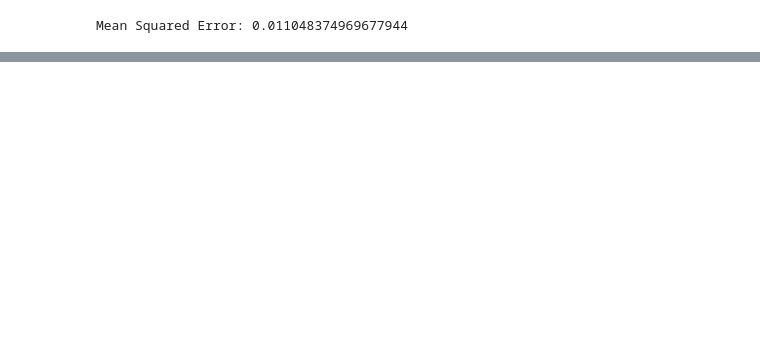
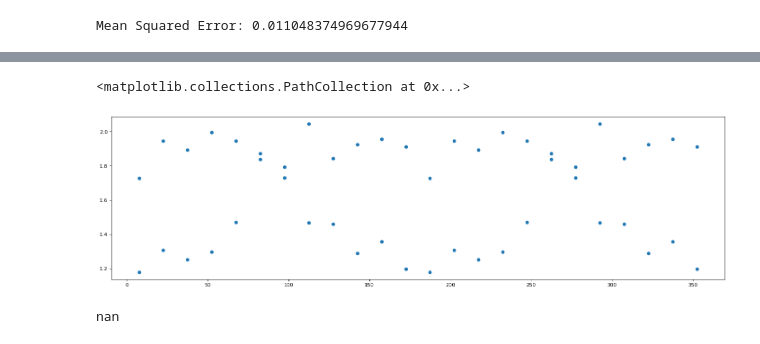
Before and after one commit to a-golda/MSU_interpol, a Jupyter notebook: XGB_for_crossection.ipynb, the cells around one changed output, grey strips where cells are left out. Cells and saved outputs as stored; diff of their text form; code cells hidden in the pictures; blank space fills up the shorter version.

```diff
--- a/XGB_for_crossection.ipynb
+++ b/XGB_for_crossection.ipynb
@@ -62,0 +122,21 @@ plt.scatter(x=df_fix.phi,
+# %%
+from scipy.interpolate import UnivariateSpline
+plt.figure(figsize=(22, 6), dpi=80)
+plt.scatter(x=df_fix.phi,
+            y=df_fix.dsigma_dOmega)
+# %% [output]
+<matplotlib.collections.PathCollection at 0x...>
+[figure, added]
+# %%
+from scipy import interpolate
+
+def f(x):
+    x_points = df_fix.phi.to_numpy()
+    y_points = df_fix.dsigma_dOmega.to_numpy()
+
+    tck = interpolate.splrep(x_points, y_points)
+    return interpolate.splev(x, tck)
+
+print(f())
+# %% [output]
+nan
```
Also changed, not shown: parts of 12 cells of this notebook.
